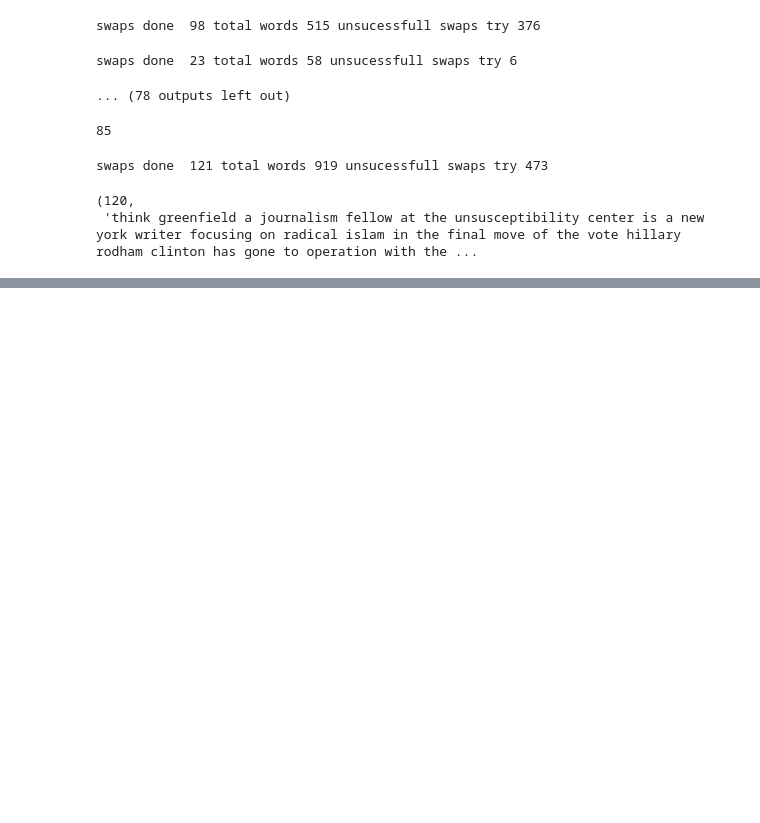
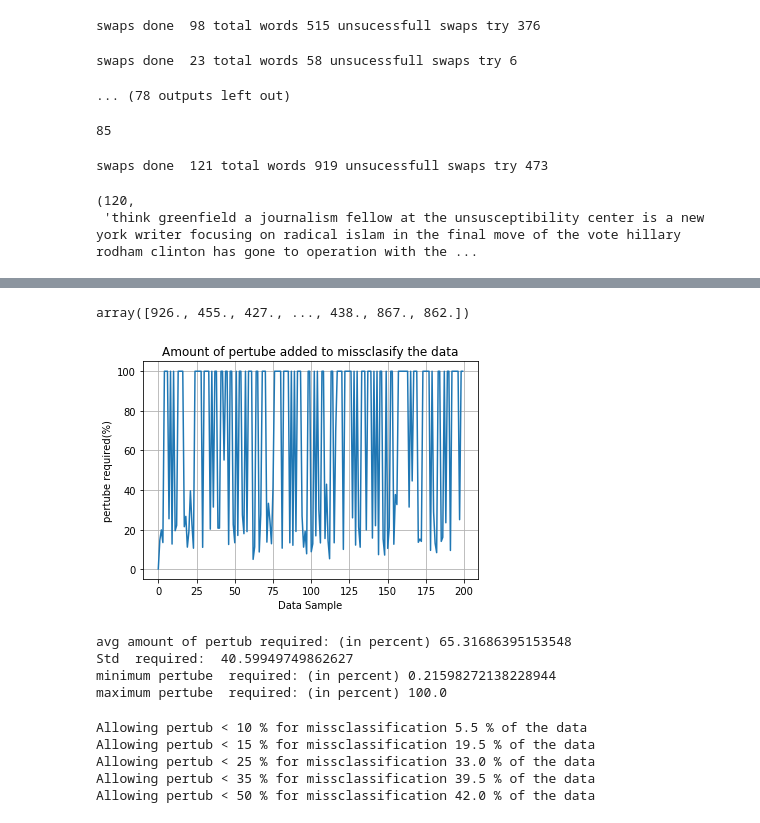
Before and after one commit to imRushabhShah/fake-news, a Jupyter notebook: fake-news-generation-CNN.ipynb, the cells around one changed output, grey strips where cells are left out. Drawn from its saved outputs; the diff is of its cells as text; code cells hidden in the pictures; blank space fills up the shorter version.

Commit message:
stats with images

```diff
--- a/fake-news-generation-CNN.ipynb
+++ b/fake-news-generation-CNN.ipynb
@@ -281,0 +291,12 @@ swaps done  121 total words 919 unsucessfull swaps try 473
+# %%
+success_log.T[1] = success_on
+# %%
+success_log.T[0]
+# %% [output]
+array([926., 455., 427., ..., 438., 867., 862.])
+# %%
+success_log.T[2] = success_log.T[1]/success_log.T[0]*100
+# %%
+for i in range(200):
+    if success_log.T[2][i]==0:
+        success_log.T[2][i]=100
@@ -281,0 +305,38 @@ swaps done  121 total words 919 unsucessfull swaps try 473
+# %%
+x= success_log.T[2][:200]
+# %%
+# fig, = plt.plot(x)
+
+fig, ax = plt.subplots()
+ax.plot(x)
+
+ax.set(xlabel='Data Sample', ylabel='pertube required(%)',
+       title='Amount of pertube added to missclasify the data')
+ax.grid()
+
+fig.savefig("CNN_pertube(1).png")
+plt.show()
+# %% [output]
+[figure, added]
+# %%
+print("avg amount of pertub required: (in percent)",x.mean())
+print("Std  required: ",x.std())
+print("minimum pertube  required: (in percent)",x.min())
+print("maximum pertube  required: (in percent)",x.max())
+# %% [output]
+avg amount of pertub required: (in percent) 65.31686395153548
+Std  required:  40.59949749862627
+minimum pertube  required: (in percent) 0.21598272138228944
+maximum pertube  required: (in percent) 100.0
+# %%
+print("Allowing pertub < 10 % for missclassification",sum(x<10)/2,"% of the data")
+print("Allowing pertub < 15 % for missclassification",sum(x<15)/2,"% of the data")
+print("Allowing pertub < 25 % for missclassification",sum(x<25)/2,"% of the data")
+print("Allowing pertub < 35 % for missclassification",sum(x<35)/2,"% of the data")
+print("Allowing pertub < 50 % for missclassification",sum(x<50)/2,"% of the data")
+# %% [output]
+Allowing pertub < 10 % for missclassification 5.5 % of the data
+Allowing pertub < 15 % for missclassification 19.5 % of the data
+Allowing pertub < 25 % for missclassification 33.0 % of the data
+Allowing pertub < 35 % for missclassification 39.5 % of the data
+Allowing pertub < 50 % for missclassification 42.0 % of the data
```
Also changed, not shown: parts of 12 cells of this notebook, 6 other files.
